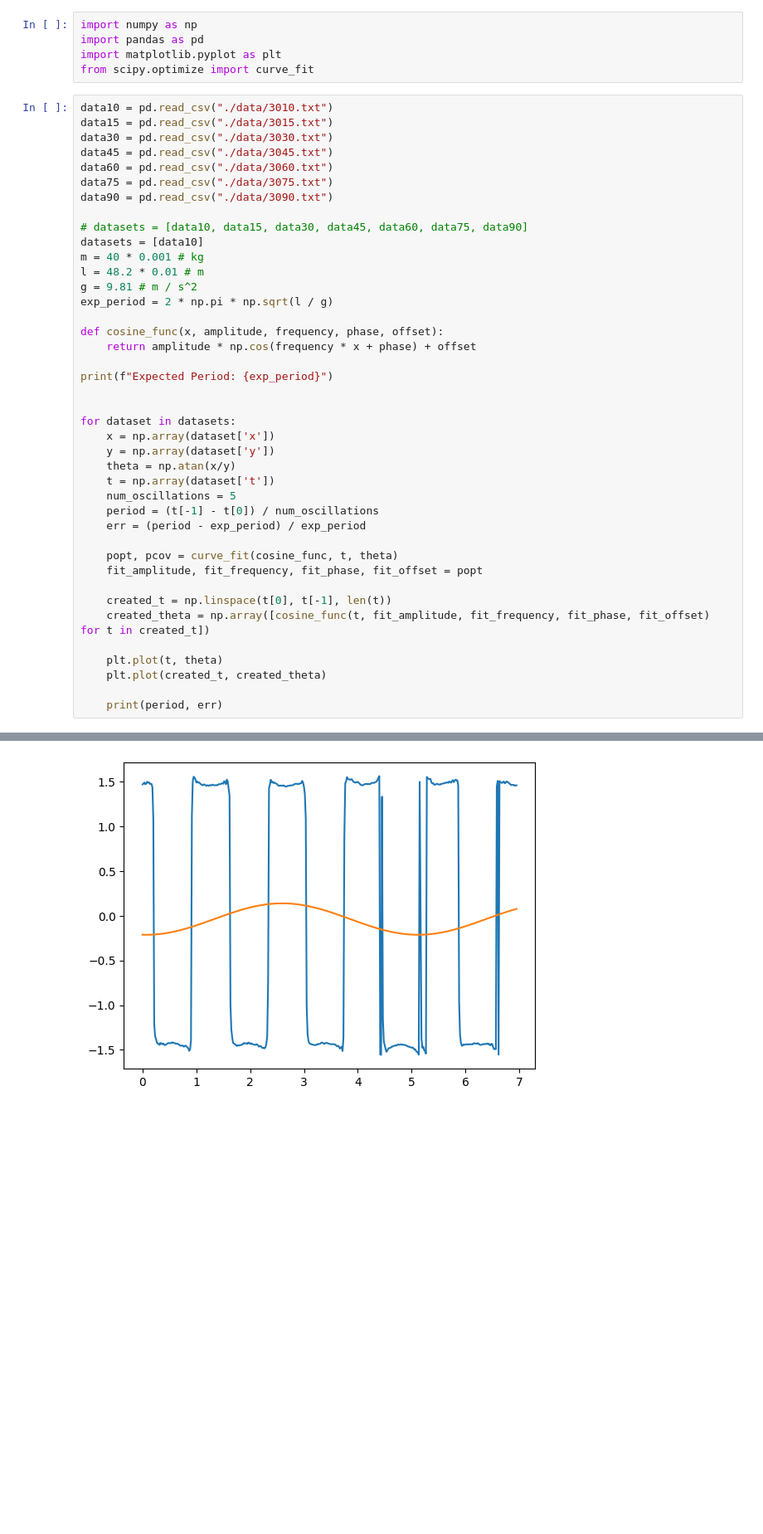
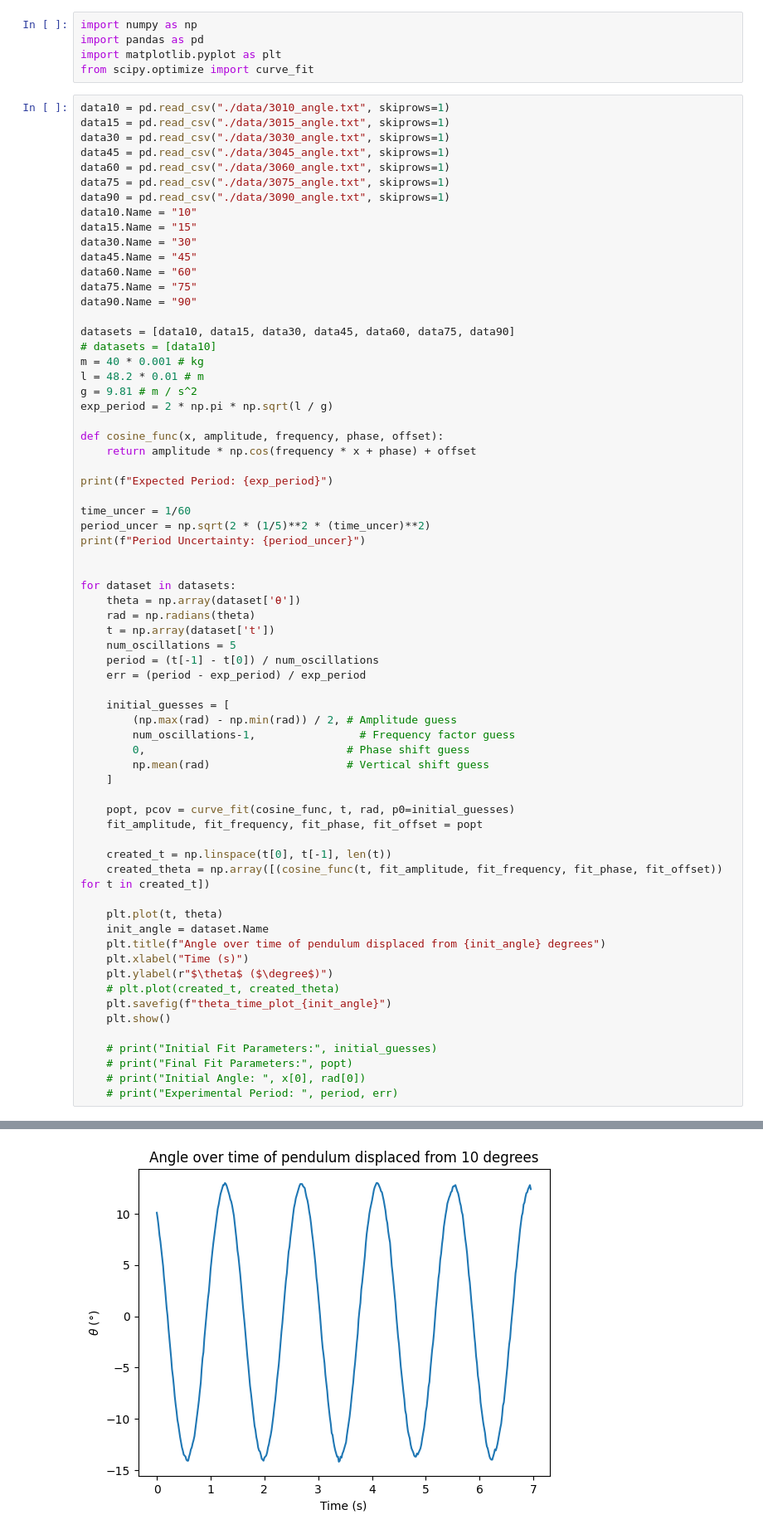
Before and after one commit to JeffKhuu/phys181lab, a Jupyter notebook: analysis/lab.ipynb, the cells around one changed output, grey strips where cells are left out. Shown at 83% size. Drawn from its saved outputs; the diff is of its cells as text; blank space fills up the shorter version.

Commit message:
data

```diff
--- a/analysis/lab.ipynb
+++ b/analysis/lab.ipynb
@@ -4,16 +4,23 @@ import pandas as pd
 import matplotlib.pyplot as plt
 from scipy.optimize import curve_fit
 # %%
-data10 = pd.read_csv("./data/3010.txt")
-data15 = pd.read_csv("./data/3015.txt")
-data30 = pd.read_csv("./data/3030.txt")
-data45 = pd.read_csv("./data/3045.txt")
-data60 = pd.read_csv("./data/3060.txt")
-data75 = pd.read_csv("./data/3075.txt")
-data90 = pd.read_csv("./data/3090.txt")
+data10 = pd.read_csv("./data/3010_angle.txt", skiprows=1)
+data15 = pd.read_csv("./data/3015_angle.txt", skiprows=1)
+data30 = pd.read_csv("./data/3030_angle.txt", skiprows=1)
+data45 = pd.read_csv("./data/3045_angle.txt", skiprows=1)
+data60 = pd.read_csv("./data/3060_angle.txt", skiprows=1)
+data75 = pd.read_csv("./data/3075_angle.txt", skiprows=1)
+data90 = pd.read_csv("./data/3090_angle.txt", skiprows=1)
+data10.Name = "10"
+data15.Name = "15"
+data30.Name = "30"
+data45.Name = "45"
+data60.Name = "60"
+data75.Name = "75"
+data90.Name = "90"
 
-# datasets = [data10, data15, data30, data45, data60, data75, data90]
-datasets = [data10]
+datasets = [data10, data15, data30, data45, data60, data75, data90]
+# datasets = [data10]
 m = 40 * 0.001 # kg
 l = 48.2 * 0.01 # m
 g = 9.81 # m / s^2
@@ -24,25 +31,44 @@ def cosine_func(x, amplitude, frequency, phase, offset):
 
 print(f"Expected Period: {exp_period}")
 
+time_uncer = 1/60
+period_uncer = np.sqrt(2 * (1/5)**2 * (time_uncer)**2)
+print(f"Period Uncertainty: {period_uncer}")
+
 
 for dataset in datasets:
-    x = np.array(dataset['x'])
-    y = np.array(dataset['y'])
-    theta = np.atan(x/y)
+    theta = np.array(dataset['θ'])
+    rad = np.radians(theta)
     t = np.array(dataset['t'])
     num_oscillations = 5
     period = (t[-1] - t[0]) / num_oscillations
     err = (period - exp_period) / exp_period
 
-    popt, pcov = curve_fit(cosine_func, t, theta)
+    initial_guesses = [
+        (np.max(rad) - np.min(rad)) / 2, # Amplitude guess
+        num_oscillations-1,                # Frequency factor guess
+        0,                               # Phase shift guess
+        np.mean(rad)                     # Vertical shift guess
+    ]
+
+    popt, pcov = curve_fit(cosine_func, t, rad, p0=initial_guesses)
     fit_amplitude, fit_frequency, fit_phase, fit_offset = popt
 
     created_t = np.linspace(t[0], t[-1], len(t))
-    created_theta = np.array([cosine_func(t, fit_amplitude, fit_frequency, fit_phase, fit_offset) for t in created_t])
+    created_theta = np.array([(cosine_func(t, fit_amplitude, fit_frequency, fit_phase, fit_offset)) for t in created_t])
 
     plt.plot(t, theta)
-    plt.plot(created_t, created_theta)
+    init_angle = dataset.Name
+    plt.title(f"Angle over time of pendulum displaced from {init_angle} degrees")
+    plt.xlabel("Time (s)")
+    plt.ylabel(r"$\theta$ ($\degree$)")
+    # plt.plot(created_t, created_theta)
+    plt.savefig(f"theta_time_plot_{init_angle}")
+    plt.show()
 
-    print(period, err)
+    # print("Initial Fit Parameters:", initial_guesses)
+    # print("Final Fit Parameters:", popt)
+    # print("Initial Angle: ", x[0], rad[0])
+    # print("Experimental Period: ", period, err)
 # %% [output]
 Expected Period: 1.3927362637033918
@@ -50 +76 @@ Expected Period: 1.3927362637033918
-[figure, old version]
+[figure, new version]
```
Also changed, not shown: parts of 5 cells of this notebook, 25 other files.
